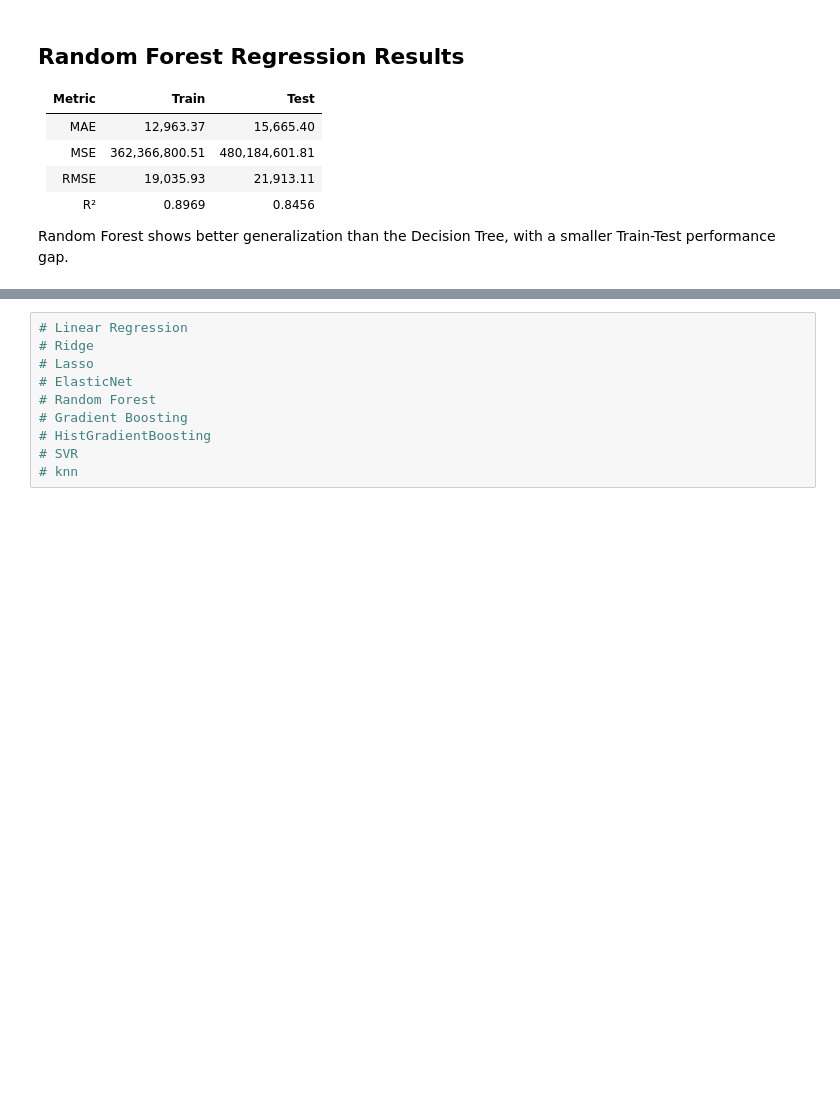
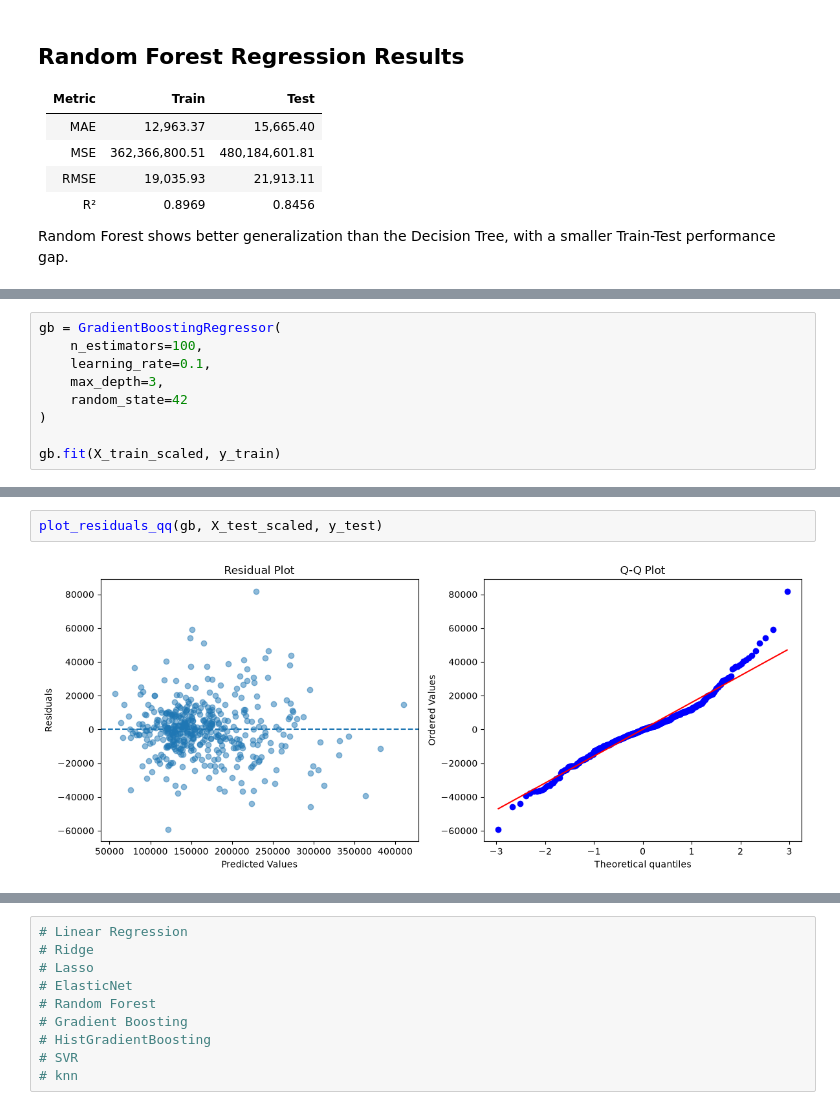
Before and after one commit to Mohamadzf23/ames-housing-price-prediction, a Jupyter notebook: src/ames_housing_price_prediction.ipynb, the cells around one changed output, grey strips where cells are left out. Cells and saved outputs as stored; diff of their text form; blank space fills up the shorter version.

Commit message:
Train and evaluate Gradient Boosting Regressor

```diff
--- a/src/ames_housing_price_prediction.ipynb
+++ b/src/ames_housing_price_prediction.ipynb
@@ -3058,0 +3063,9 @@ Random Forest shows better generalization than the Decision Tree, with a smaller
+# %%
+gb = GradientBoostingRegressor(
+    n_estimators=100,
+    learning_rate=0.1,
+    max_depth=3,
+    random_state=42
+)
+
+gb.fit(X_train_scaled, y_train)
@@ -3058,0 +3098,4 @@ Random Forest shows better generalization than the Decision Tree, with a smaller
+# %%
+plot_residuals_qq(gb, X_test_scaled, y_test)
+# %% [output]
+[figure, added]
```
Also changed, not shown: parts of 7 cells of this notebook.
